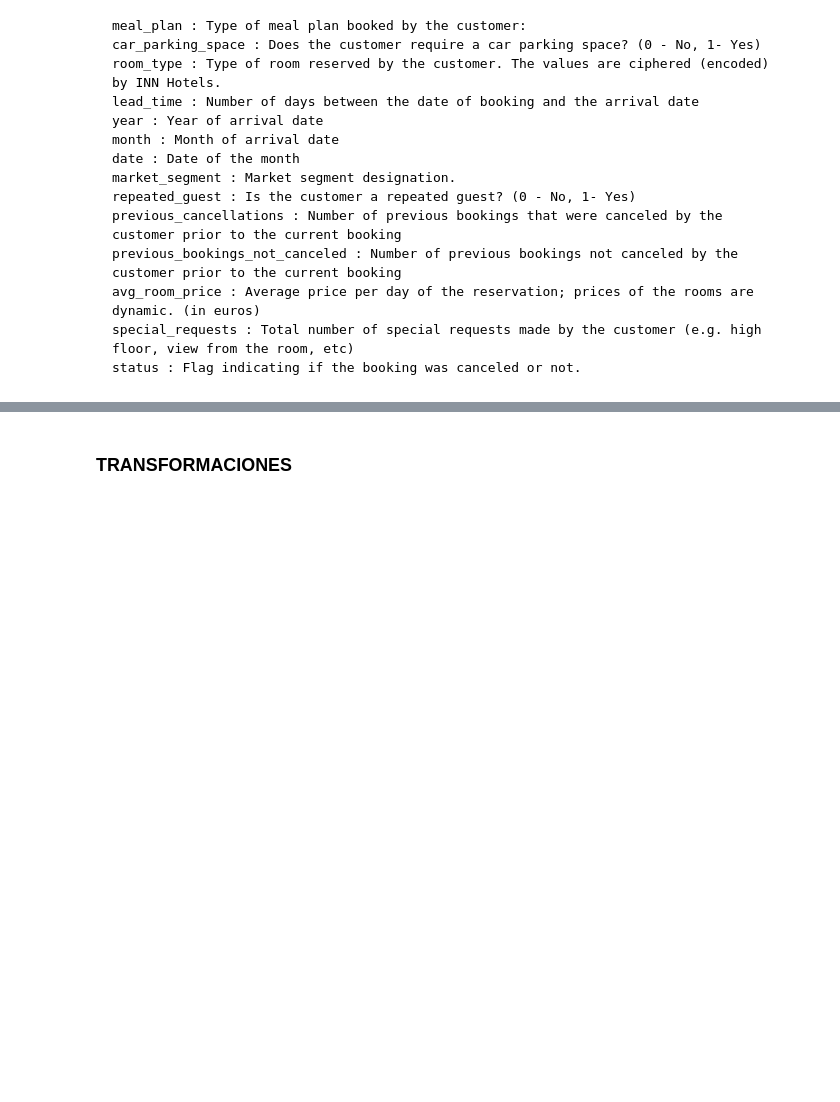
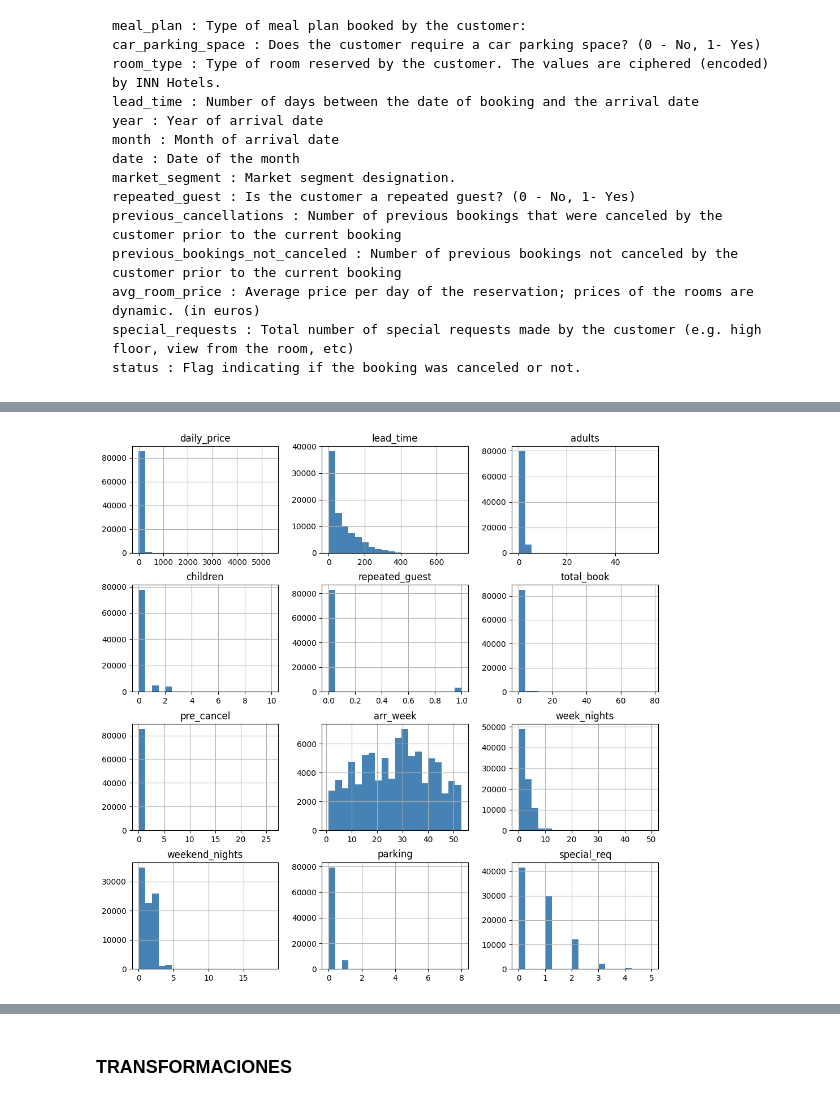
Before and after one commit to AntGV/ML_cancelacion_hotelera, a Jupyter notebook: src/notebooks/notebook_EDA.ipynb, the cells around one changed output, grey strips where cells are left out. Drawn from its saved outputs; the diff is of its cells as text; code cells hidden in the pictures; blank space fills up the shorter version.

```diff
--- a/src/notebooks/notebook_EDA.ipynb
+++ b/src/notebooks/notebook_EDA.ipynb
@@ -147,0 +154,5 @@ pinta_distribucion_categoricas(train_set, [target], relativa = True)
+# %%
+# Se revisa visualmente la distribución de todas las variables.
+X_train.hist(bins = 20, color = "steelblue", figsize = (12,12));
+# %% [output]
+[figure, added]
```
Also changed, not shown: parts of 103 cells of this notebook, 3 other files.
